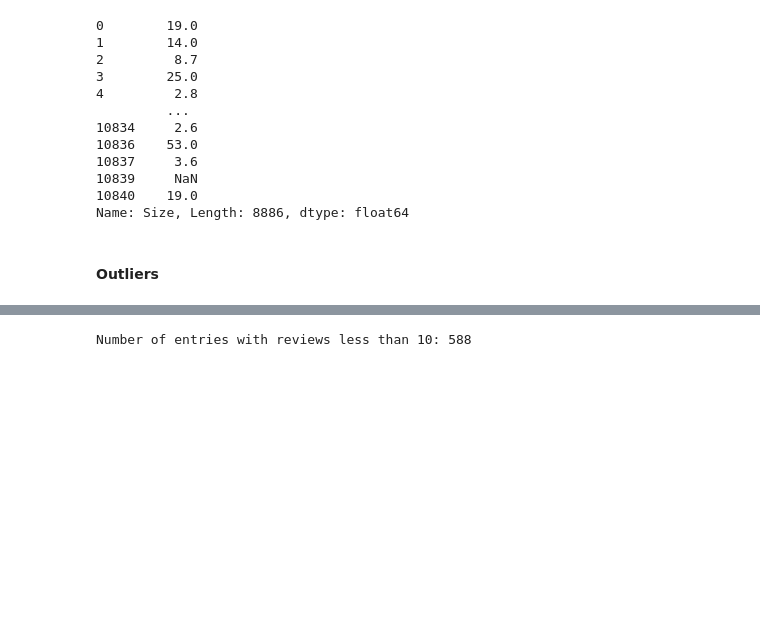
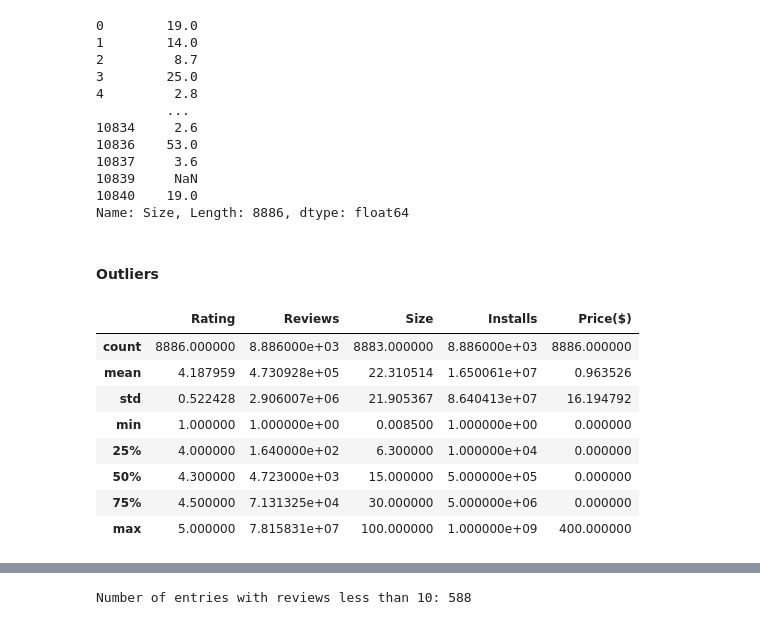
Before and after one commit to Manuel17410/Estimating-the-Rating-of-Google-Apps, a Jupyter notebook: Estimating the rating of Google Apps.ipynb, the cells around one changed output, grey strips where cells are left out. Cells and saved outputs as stored; diff of their text form; code cells hidden in the pictures; blank space fills up the shorter version.

```diff
--- a/Estimating the rating of Google Apps.ipynb
+++ b/Estimating the rating of Google Apps.ipynb
@@ -319,5 +362,18 @@ df['Size'] = df['Size'].astype(float)
 df['Installs'] = df['Installs'].astype(float)
 # %% [markdown]
 #### Outliers
+# %%
+numerical_features = df.select_dtypes(include=[np.number])
+numerical_features.describe()
+# %% [output]
+|  | Rating | Reviews | Size | Installs | Price($) |
+| count | 8886.000000 | 8.886000e+03 | 8883.000000 | 8.886000e+03 | 8886.000000 |
+| mean | 4.187959 | 4.730928e+05 | 22.310514 | 1.650061e+07 | 0.963526 |
+| std | 0.522428 | 2.906007e+06 | 21.905367 | 8.640413e+07 | 16.194792 |
+| min | 1.000000 | 1.000000e+00 | 0.008500 | 1.000000e+00 | 0.000000 |
+| 25% | 4.000000 | 1.640000e+02 | 6.300000 | 1.000000e+04 | 0.000000 |
+| 50% | 4.300000 | 4.723000e+03 | 15.000000 | 5.000000e+05 | 0.000000 |
+| 75% | 4.500000 | 7.131325e+04 | 30.000000 | 5.000000e+06 | 0.000000 |
+| max | 5.000000 | 7.815831e+07 | 100.000000 | 1.000000e+09 | 400.000000 |
 # %%
 # descriptive statistics for the DataFrame
```
Also changed, not shown: parts of 18 cells of this notebook.
